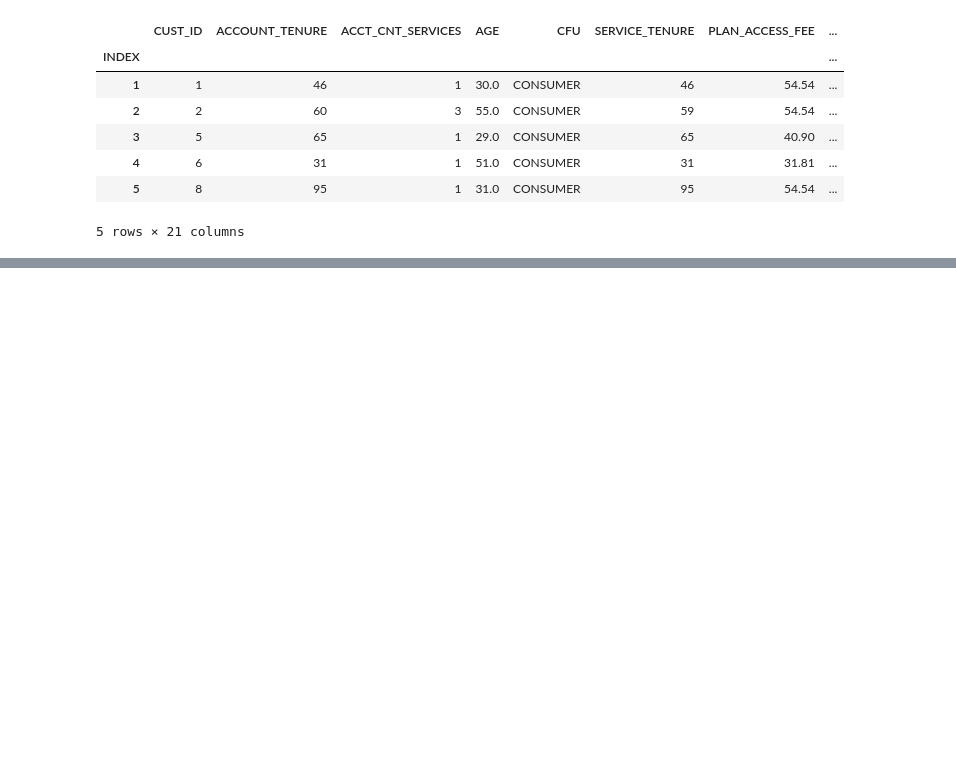
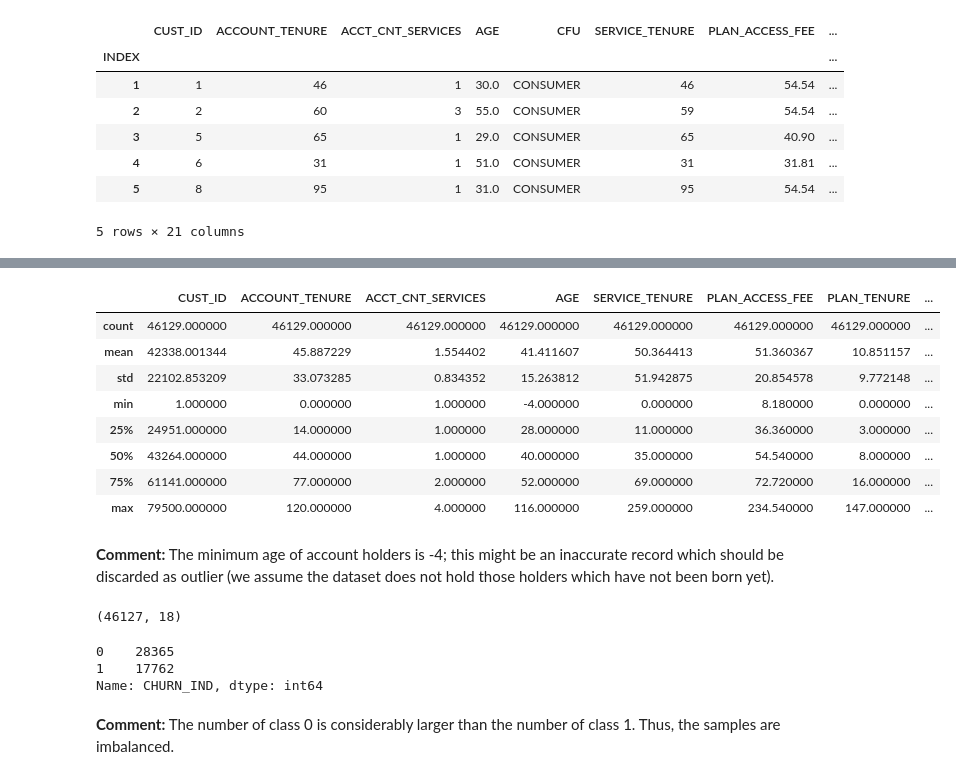
Before and after one commit to xuyenlinhHuynh/data-science-portfolio-xuyenlinhHuynh, a Jupyter notebook: Portfolio 3.ipynb, the cells around one changed output, grey strips where cells are left out. Saved outputs shown, nothing was run; the diff lists cells and outputs as text; code cells hidden in the pictures; blank space fills up the shorter version.

```diff
--- a/Portfolio 3.ipynb
+++ b/Portfolio 3.ipynb
@@ -31,0 +69,22 @@ churn.head()
+# %%
+#drop three 'RECON' fields
+cleaned_churn = churn.drop(["RECON_SMS_NEXT_MTH", "RECON_TELE_NEXT_MTH",
+                            "RECON_EMAIL_NEXT_MTH"], axis= 1)
+
+# drop other missing values data rows
+cleaned_churn.dropna(inplace= True)
+# %%
+# Summary of the dataset
+cleaned_churn.describe()
+# %% [output]
+|  | CUST_ID | ACCOUNT_TENURE | ACCT_CNT_SERVICES | AGE | SERVICE_TENURE | PLAN_ACCESS_FEE | PLAN_TENURE | ... |
+| count | 46129.000000 | 46129.000000 | 46129.000000 | 46129.000000 | 46129.000000 | 46129.000000 | 46129.000000 | ... |
+| mean | 42338.001344 | 45.887229 | 1.554402 | 41.411607 | 50.364413 | 51.360367 | 10.851157 | ... |
+| std | 22102.853209 | 33.073285 | 0.834352 | 15.263812 | 51.942875 | 20.854578 | 9.772148 | ... |
+| min | 1.000000 | 0.000000 | 1.000000 | -4.000000 | 0.000000 | 8.180000 | 0.000000 | ... |
+| 25% | 24951.000000 | 14.000000 | 1.000000 | 28.000000 | 11.000000 | 36.360000 | 3.000000 | ... |
+| 50% | 43264.000000 | 44.000000 | 1.000000 | 40.000000 | 35.000000 | 54.540000 | 8.000000 | ... |
+| 75% | 61141.000000 | 77.000000 | 2.000000 | 52.000000 | 69.000000 | 72.720000 | 16.000000 | ... |
+| max | 79500.000000 | 120.000000 | 4.000000 | 116.000000 | 259.000000 | 234.540000 | 147.000000 | ... |
+# %% [markdown]
+**Comment:** The minimum age of account holders is -4; this might be an inaccurate record which should be discarded as outlier (we assume the dataset does not hold those holders which have not been born yet).
@@ -31,0 +94,14 @@ churn.head()
+# %%
+# chekc the size of the dataset again
+cleaned_churn.shape
+# %% [output]
+(46127, 18)
+# %%
+# counts the value of the classes in the CHURN_IND
+cleaned_churn["CHURN_IND"].value_counts()
+# %% [output]
+0    28365
+1    17762
+Name: CHURN_IND, dtype: int64
+# %% [markdown]
+**Comment:** The number of class 0 is considerably larger than the number of class 1. Thus, the samples are imbalanced.
```
Also changed, not shown: parts of 21 cells of this notebook.
